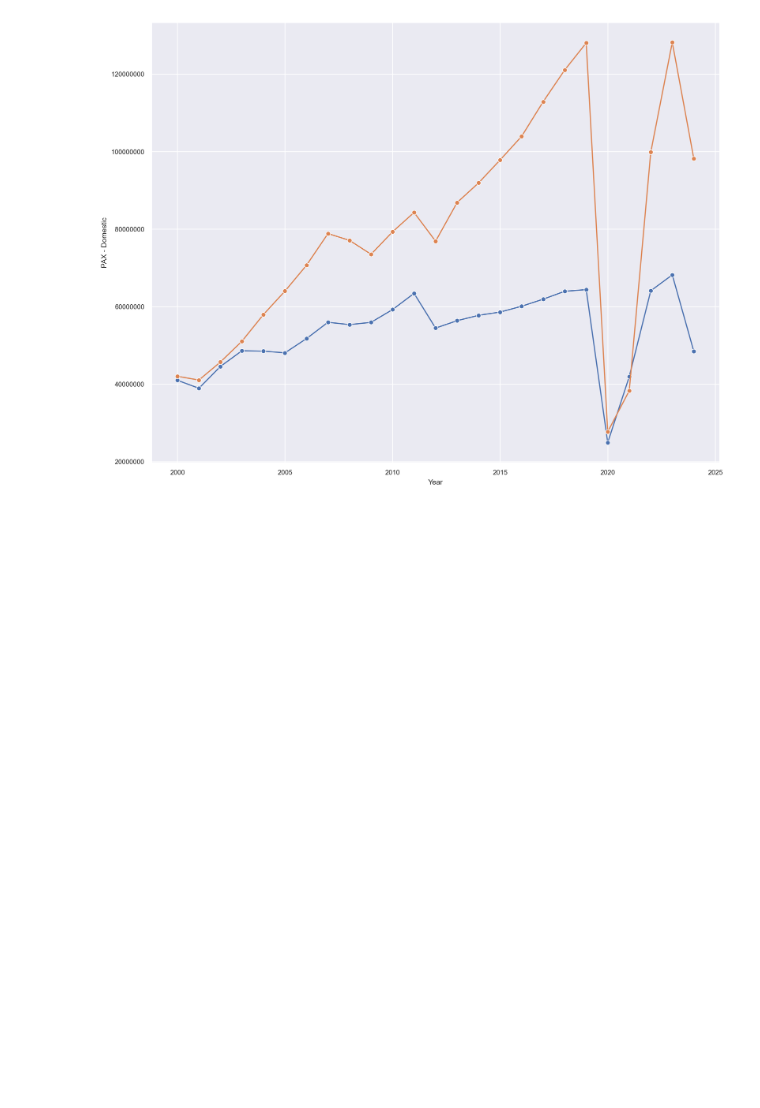
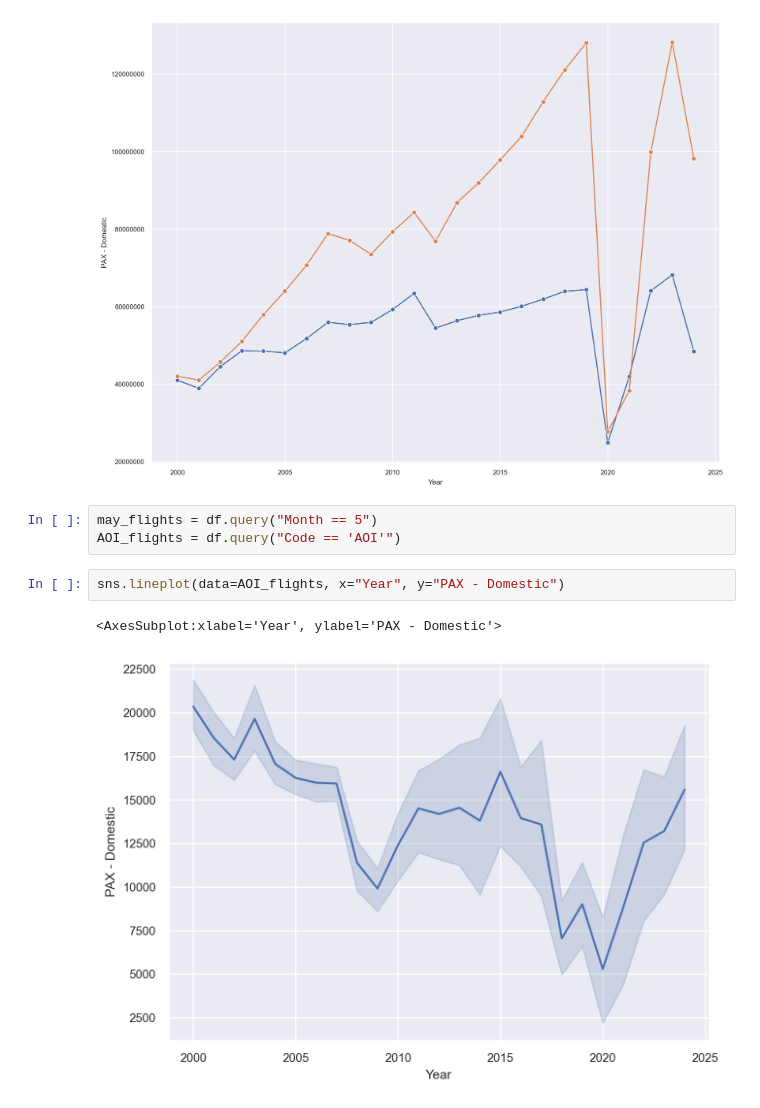
Before and after one commit to fedfioravanti/Italian_Airports, a Jupyter notebook: ItalyAirports_02_EDA.ipynb, the cells around one changed output. Saved outputs shown, nothing was run; the diff lists cells and outputs as text; blank space fills up the shorter version.

```diff
--- a/ItalyAirports_02_EDA.ipynb
+++ b/ItalyAirports_02_EDA.ipynb
@@ -184,3 +184,11 @@ sns.lineplot(x='Year', y='PAX - International', data=pax_int_year, marker='o')
 plt.show()
 # %% [output]
 [figure]
+# %%
+may_flights = df.query("Month == 5")
+AOI_flights = df.query("Code == 'AOI'")
+# %%
+sns.lineplot(data=AOI_flights, x="Year", y="PAX - Domestic")
+# %% [output]
+<AxesSubplot:xlabel='Year', ylabel='PAX - Domestic'>
+[figure, added]
```
Also changed, not shown: parts of 3 cells of this notebook.
